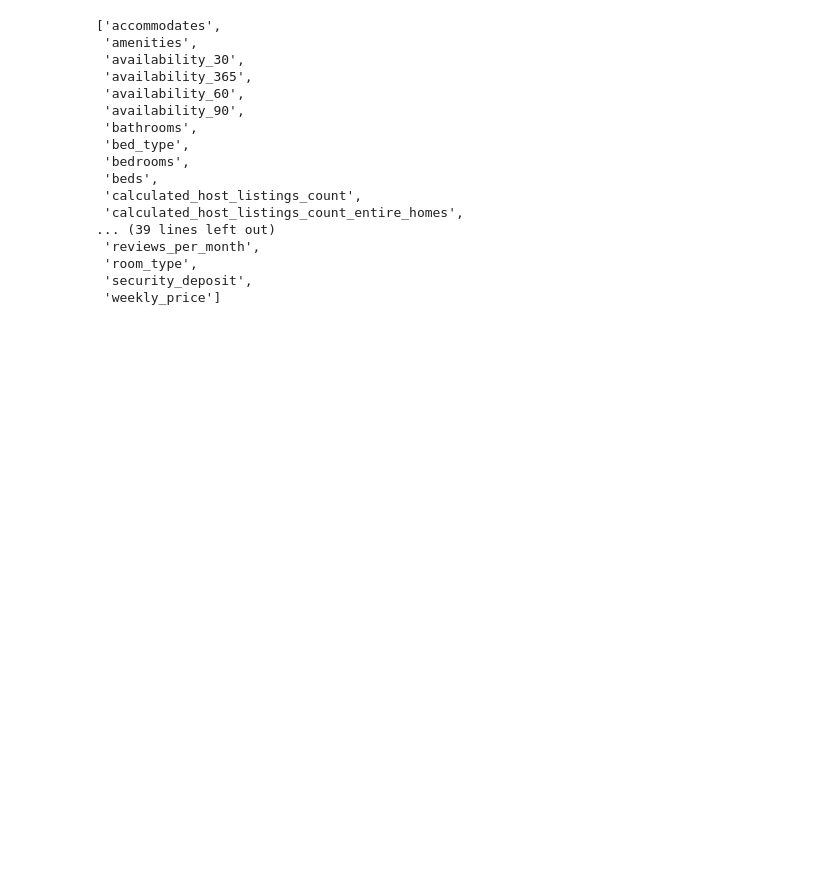
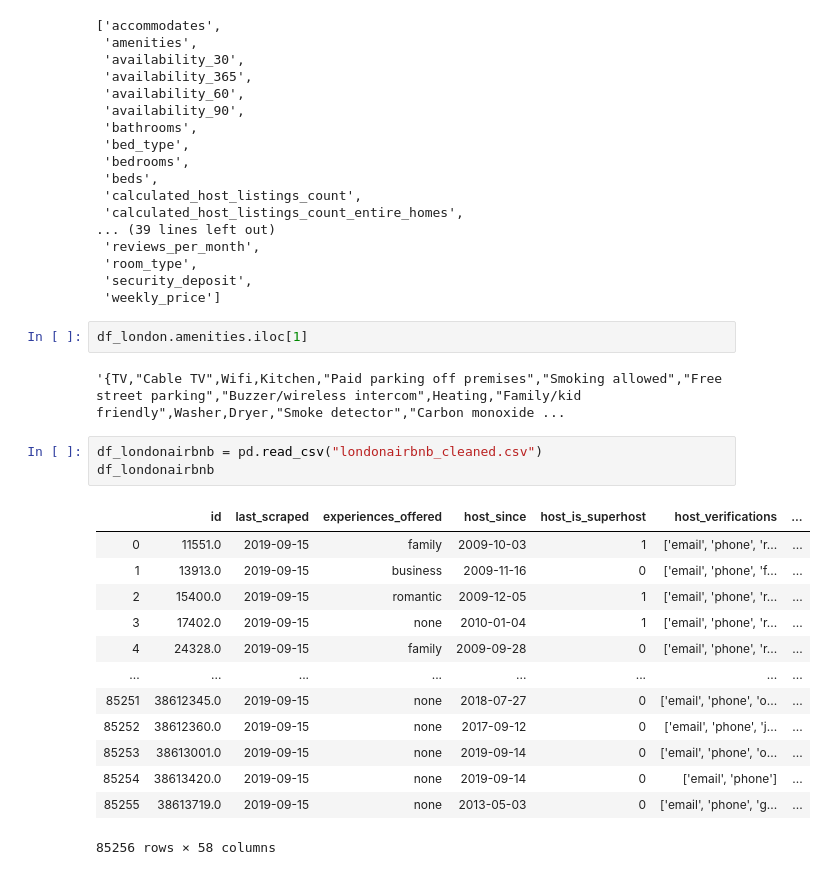
Before and after one commit to inesa-lisnic/Predicting-London-Airbnb-Prices-, a Jupyter notebook: columns.ipynb, the cells around one changed output. Drawn from its saved outputs; the diff is of its cells as text; blank space fills up the shorter version.

```diff
--- a/columns.ipynb
+++ b/columns.ipynb
@@ -122,3 +122,24 @@ diff
  'room_type',
  'security_deposit',
  'weekly_price']
+# %%
+df_london.amenities.iloc[1]
+# %% [output]
+'{TV,"Cable TV",Wifi,Kitchen,"Paid parking off premises","Smoking allowed","Free street parking","Buzzer/wireless intercom",Heating,"Family/kid friendly",Washer,Dryer,"Smoke detector","Carbon monoxide ...
+# %%
+df_londonairbnb = pd.read_csv("londonairbnb_cleaned.csv")
+df_londonairbnb
+# %% [output]
+|  | id | last_scraped | experiences_offered | host_since | host_is_superhost | host_verifications | ... |
+| 0 | 11551.0 | 2019-09-15 | family | 2009-10-03 | 1 | ['email', 'phone', 'r... | ... |
+| 1 | 13913.0 | 2019-09-15 | business | 2009-11-16 | 0 | ['email', 'phone', 'f... | ... |
+| 2 | 15400.0 | 2019-09-15 | romantic | 2009-12-05 | 1 | ['email', 'phone', 'r... | ... |
+| 3 | 17402.0 | 2019-09-15 | none | 2010-01-04 | 1 | ['email', 'phone', 'r... | ... |
+| 4 | 24328.0 | 2019-09-15 | family | 2009-09-28 | 0 | ['email', 'phone', 'r... | ... |
+| ... | ... | ... | ... | ... | ... | ... | ... |
+| 85251 | 38612345.0 | 2019-09-15 | none | 2018-07-27 | 0 | ['email', 'phone', 'o... | ... |
+| 85252 | 38612360.0 | 2019-09-15 | none | 2017-09-12 | 0 | ['email', 'phone', 'j... | ... |
+| 85253 | 38613001.0 | 2019-09-15 | none | 2019-09-14 | 0 | ['email', 'phone', 'o... | ... |
+| 85254 | 38613420.0 | 2019-09-15 | none | 2019-09-14 | 0 | ['email', 'phone'] | ... |
+| 85255 | 38613719.0 | 2019-09-15 | none | 2013-05-03 | 0 | ['email', 'phone', 'g... | ... |
+85256 rows × 58 columns
```
Also changed, not shown: parts of 7 cells of this notebook, 4 other files.
